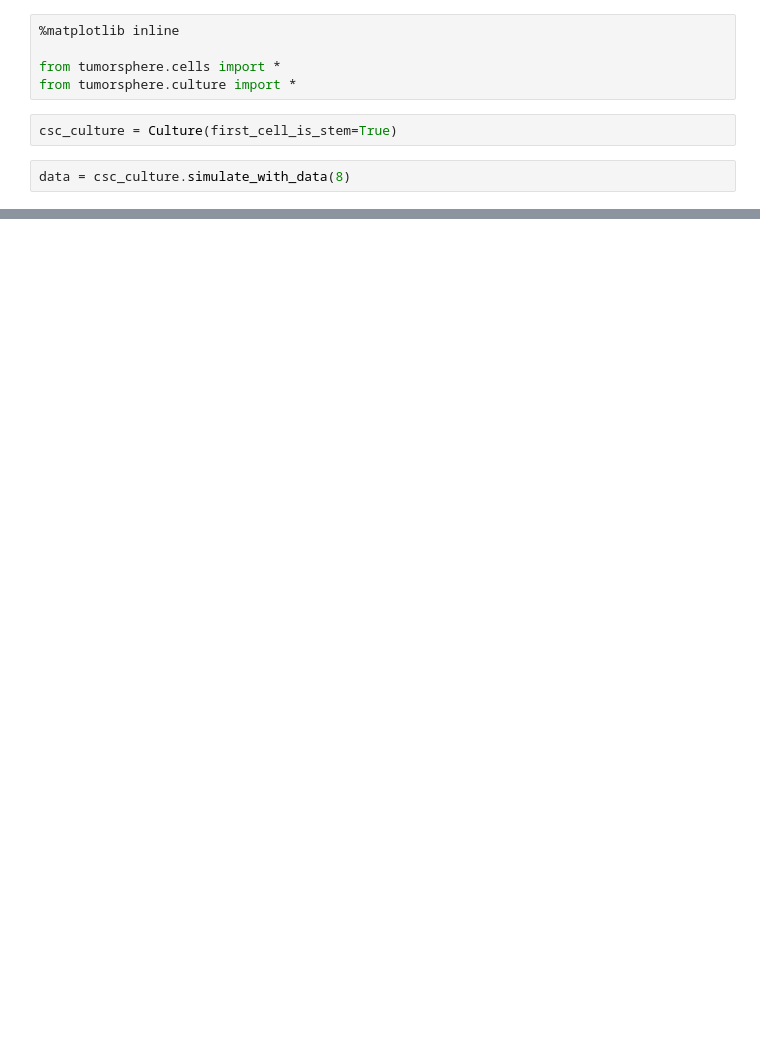
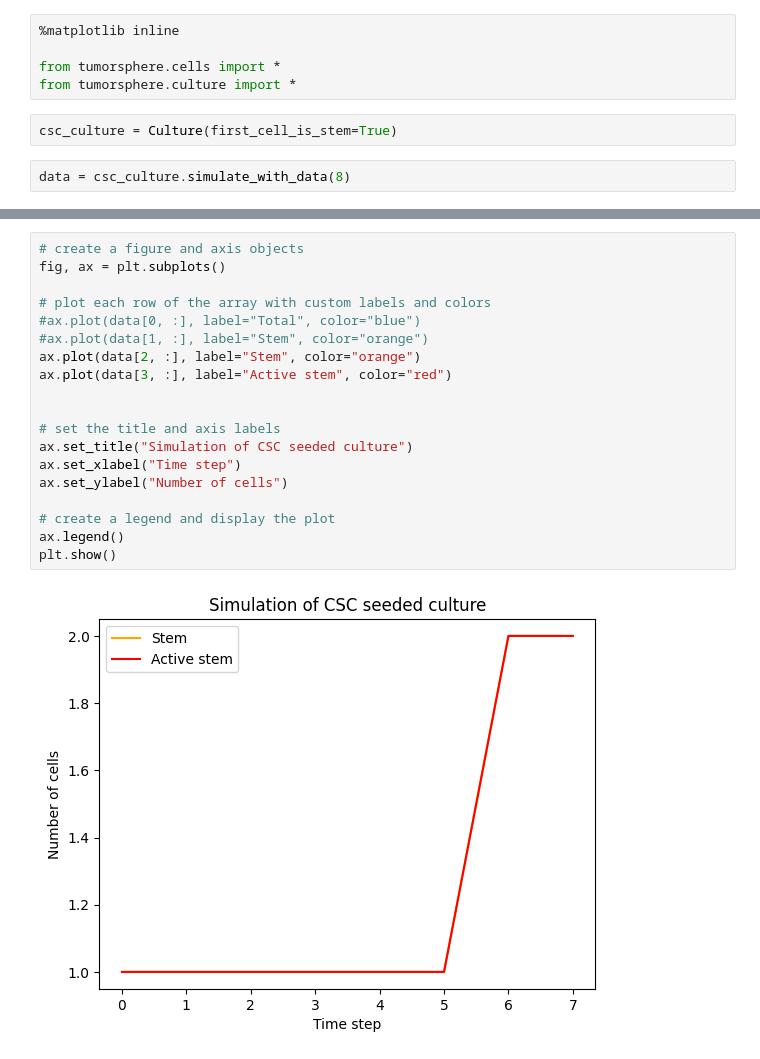
Before and after one commit to JeroFotinos/tumorsphere_culture, a Jupyter notebook: examples/Simulation data.ipynb, the cells around one changed output, grey strips where cells are left out. Cells and saved outputs as stored; diff of their text form; blank space fills up the shorter version.

```diff
--- a/examples/Simulation data.ipynb
+++ b/examples/Simulation data.ipynb
@@ -31 +33,22 @@ plt.show()
+# %%
+# create a figure and axis objects
+fig, ax = plt.subplots()
+
+# plot each row of the array with custom labels and colors
+#ax.plot(data[0, :], label="Total", color="blue")
+#ax.plot(data[1, :], label="Stem", color="orange")
+ax.plot(data[2, :], label="Stem", color="orange")
+ax.plot(data[3, :], label="Active stem", color="red")
+
+
+# set the title and axis labels
+ax.set_title("Simulation of CSC seeded culture")
+ax.set_xlabel("Time step")
+ax.set_ylabel("Number of cells")
+
+# create a legend and display the plot
+ax.legend()
+plt.show()
+# %% [output]
+[figure, added]
 # %%
```
Also changed, not shown: parts of 3 cells of this notebook, 1 other file.
